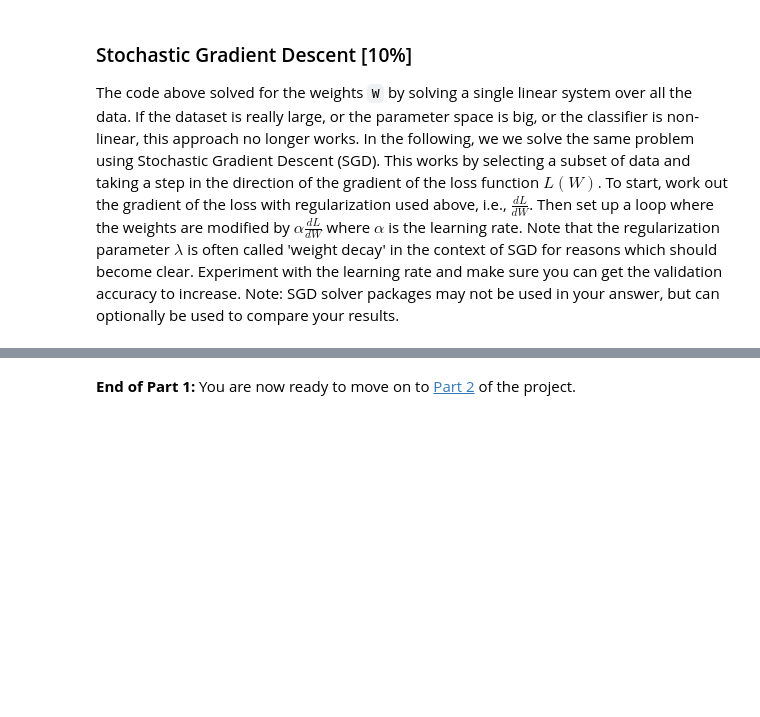
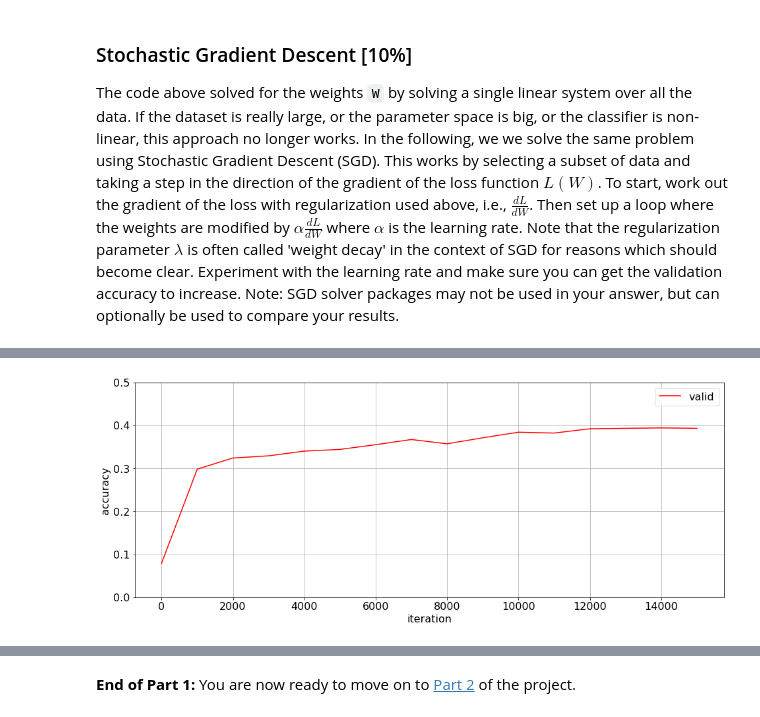
Before and after one commit to coltenfowler83/ImageClassification, a Jupyter notebook: Project3_1.ipynb, the cells around one changed output, grey strips where cells are left out. Saved outputs shown, nothing was run; the diff lists cells and outputs as text; code cells hidden in the pictures; blank space fills up the shorter version.

```diff
--- a/Project3_1.ipynb
+++ b/Project3_1.ipynb
@@ -458,0 +555,79 @@ Test your SGD solver with a range of parameter settings for batch size, learning
+# %%
+"""Linear Classifier by Stochastic Gradient Descent"""
+
+batch_size=32
+weight_decay=0.01
+learning_rate=1e-6
+
+num_epochs=10
+num_iterations=num_epochs*(int)(num_train/batch_size)
+
+np.random.seed(42)
+W=np.random.randn(num_dims,num_classes)
+# scale W
+W = np.zeros((num_dims, num_classes))
+
+
+valid_acc_seq=[]
+iteration_seq=[]
+W_seq=[]
+W_sq_seq=[]
+
+summary_interval=1000
+
+for i in range(num_iterations):
+
+    #FORNOW: random gradient
+    grd = np.random.randn(num_dims,num_classes)
+    dW = -grd
+    """
+    *************************************************************************************
+    *** TODO: implement stochastic gradient descent for the regularized linear classifier
+    *************************************************************************************
+
+    Select a random batch of data and take a step in the direction of the gradient
+    """
+
+    batch_idx = np.random.choice(num_train, batch_size)
+    X_batch = X_train[batch_idx]
+    Y_batch = Y_train[batch_idx]
+    Y_batch_hot = one_hot(Y_batch, num_classes)
+    grd = 2 * np.dot(X_batch.T, (np.dot(X_batch, W) - Y_batch_hot)) + 2 * weight_decay * W
+    dW = -learning_rate * grd
+
+    """
+    *************************************************************************************
+    """
+    W = W + dW
+
+    if (i % summary_interval == 0):
+        _,valid_acc=linear_classify(X_valid,W,Y_valid)
+        valid_acc_seq.append(valid_acc)
+        iteration_seq.append(i)
+        print(' valid acc =% .2f%%' % (100.0 * valid_acc))
+        W_seq.append(W)
+        W_sq_seq.append(np.sum(W**2))
+
+# plot validation accuracy and weight trends
+plt.rcParams['figure.figsize'] = (16.0, 6.0)
+
+fig=plt.figure()
+plt.grid(True)
+plt.plot(iteration_seq,valid_acc_seq,'r')
+plt.xlabel('iteration')
+plt.ylabel('accuracy')
+plt.ylim(0,0.5)
+plt.legend(['valid'])
+
+fig=plt.figure()
+plt.grid(True)
+plt.plot(iteration_seq,np.log(W_sq_seq))
+plt.xlabel('iteration')
+plt.ylabel('log |W|^2')
+
+# compute test accuracy
+Y_hat,test_acc=linear_classify(X_test,W,Y_test)
+print('\ntest accuracy = %.2f%%' % (100.0*test_acc))
+im_util.plot_classification_examples(Y_hat,Y_test,im_test,cifar10_names)
+im_util.plot_weights(W,cifar10_names)
+# %% [output]
@@ -458,0 +652 @@ Test your SGD solver with a range of parameter settings for batch size, learning
+[figure, added]
```
Also changed, not shown: parts of 13 cells of this notebook, 1 other file.
